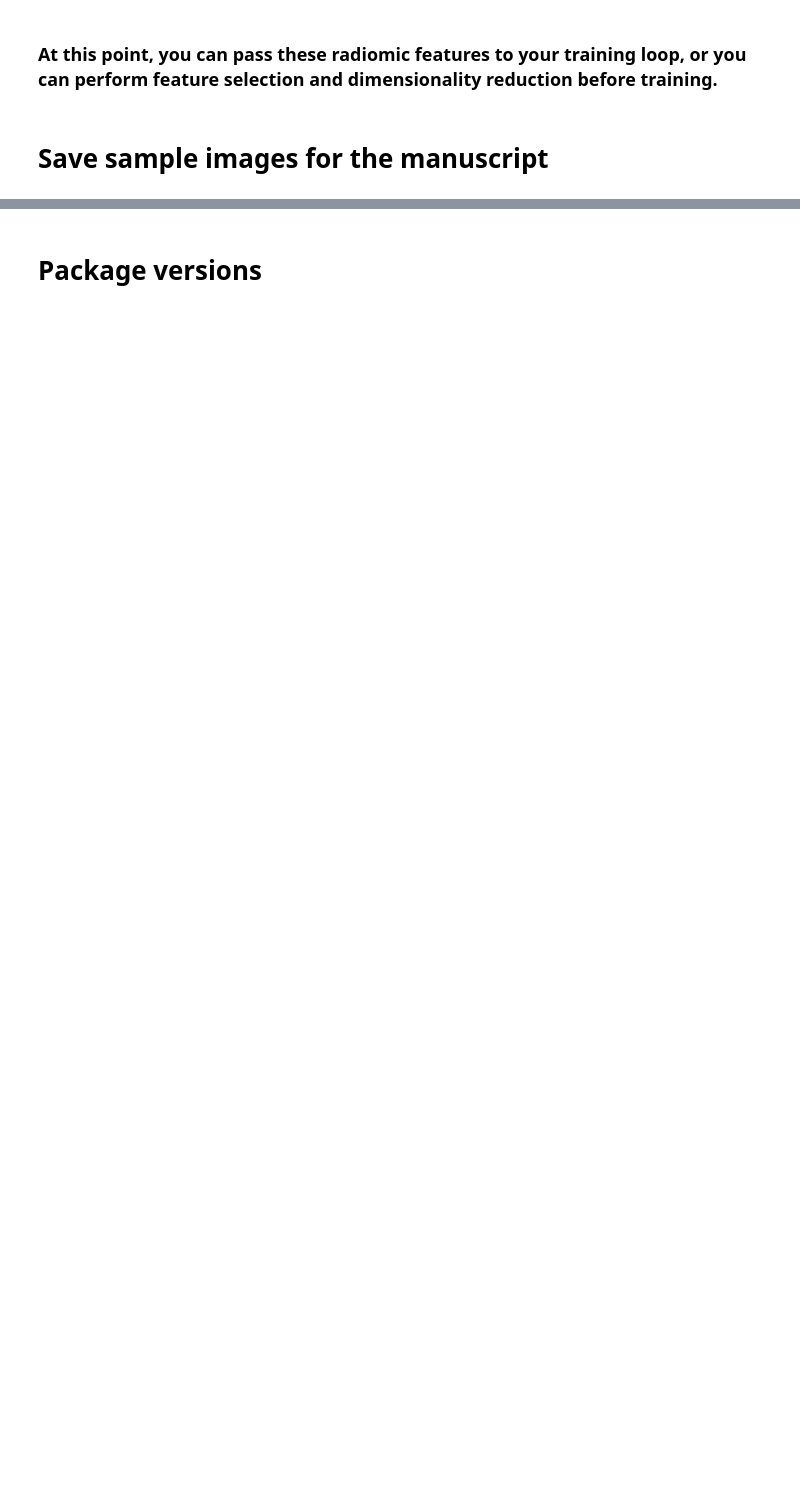
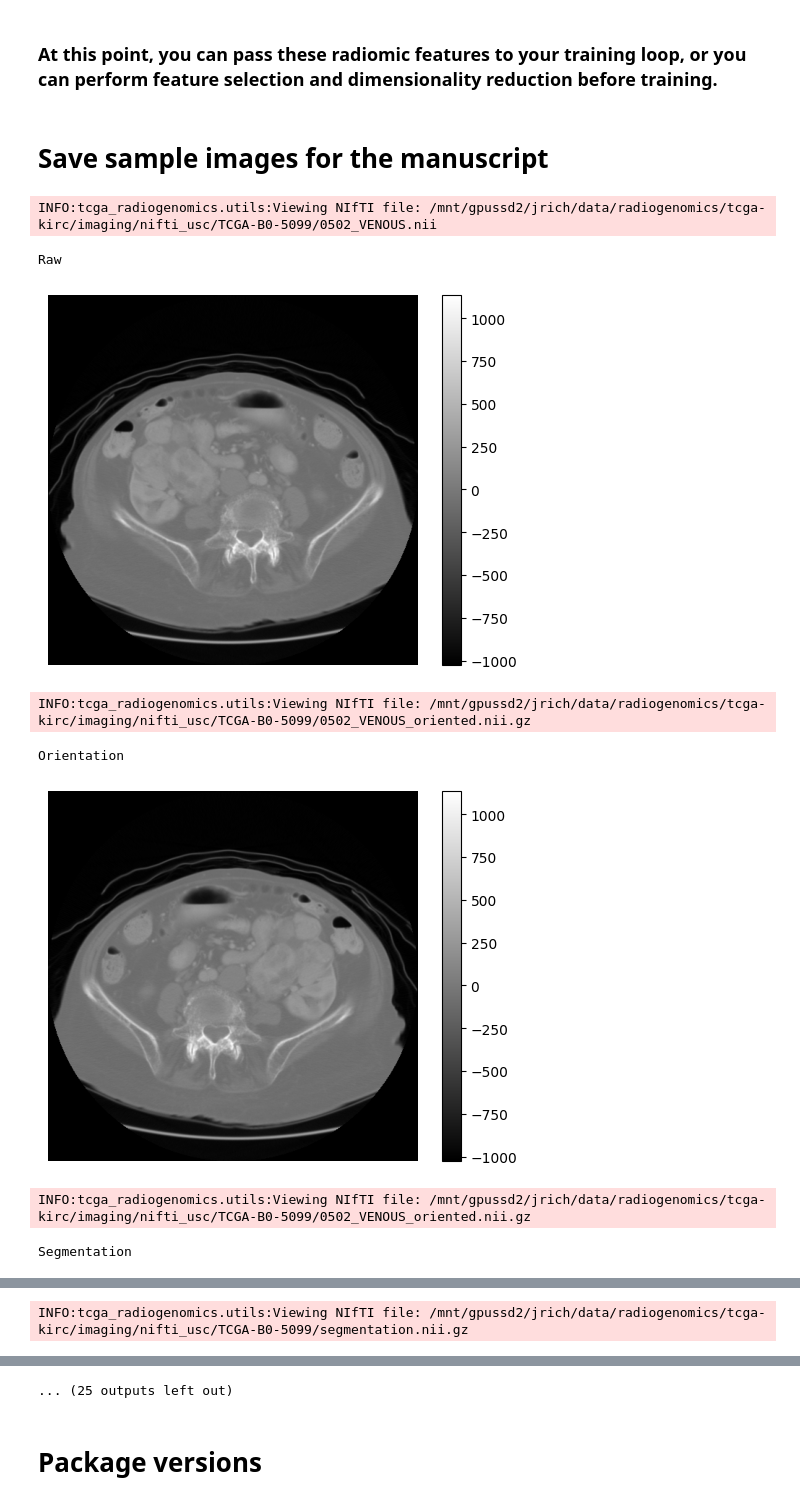
Before and after one commit to pachterlab/tcia-radiology-processing, a Jupyter notebook: notebooks/tcga_ct_processing_protocol.ipynb, the cells around one changed output, grey strips where cells are left out. Saved outputs shown, nothing was run; the diff lists cells and outputs as text; code cells hidden in the pictures; blank space fills up the shorter version.

```diff
--- a/notebooks/tcga_ct_processing_protocol.ipynb
+++ b/notebooks/tcga_ct_processing_protocol.ipynb
@@ -43,9 +43,10 @@ nbia_data_retriever = "/mnt/gpussd2/jrich/opt/nbia/opt/nbia-data-retriever/bin/n
 num_cases = None  # number of cases to keep - set to None for all cases
 using_usc_data = True
 image_dimensionality = "3D"  # "2D" or "3D"
-do_radiomics = False
+do_radiomics = True
 do_masking = True  # automatically set to False if do_radiomics is True
 
+# radiomics settings
 resampledPixelSpacing = [1, 1, 1] if image_dimensionality == "3D" else [1, 1]
 pyradiomics_param = {
     "imageType": {
@@ -532,6 +534,14 @@ if standardize_dimensions or normalize:
         final_image_files.append(image_file)
         if mask_filename:
             final_mask_files.append(mask_file)
+
+    image_filename_set = set([os.path.basename(f) for f in final_image_files])
+    assert len(image_filename_set) == 1, f"Expected all image files to have the same filename, but found: {image_filename_set}"
+    image_filename = list(image_filename_set)[0]
+    if mask_filename:
+        mask_filename_set = set([os.path.basename(f) for f in final_mask_files if f])  # filter out empty mask files
+        assert len(mask_filename_set) <= 1, f"Expected all mask files to have the same filename, but found: {mask_filename_set}"
+        mask_filename = list(mask_filename_set)[0] if mask_filename_set else ""
 # %%
 if standardize_dimensions:
     utils.view_nifti(standardized_image_files[0], z=0)
@@ -572,34 +615,63 @@ metadata_df.to_csv(imaging_metadata_csv, index=False)
 # %%
 # import os
 # from IPython.display import Image, display
 # from tcga_radiogenomics import utils
 # base_directory = os.path.dirname(os.path.abspath(""))
 # using_usc_data = True
 # data_dir = "/mnt/gpussd2/jrich/data/radiogenomics/tcga-kirc/imaging"
 
 caseid = "TCGA-B0-5099"
 z = 8
 z_resampled = 20
-z_standardized = 21
+z_standardized = 34
 out_dir = os.path.join(base_directory, "output", "visualizations", caseid)
 
 if using_usc_data:
     image_base_name = "0502_VENOUS"
     data_dir_case = os.path.join(data_dir, "nifti_usc", caseid)
 else:
     image_base_name = "imaging"
     data_dir_case = os.path.join(data_dir, "nifti", caseid)
 
+# print(f"Visualizing case {caseid}")
+
+print("Raw")
 utils.view_nifti(os.path.join(data_dir_case, f"{image_base_name}.nii{'.gz' if not using_usc_data else ''}"), z=z, title=None, out_path=True, _out_dir=out_dir)
+
+print("Orientation")
 utils.view_nifti(os.path.join(data_dir_case, f"{image_base_name}_oriented.nii.gz"), z=z, title=None, out_path=True, _out_dir=out_dir)
+
+print("Segmentation")
 utils.view_nifti(os.path.join(data_dir_case, f"{image_base_name}_oriented.nii.gz"), z=z, title=None, overlay_mask = os.path.join(data_dir_case, "segmentation.nii.gz"), out_path=True, _out_dir=out_dir)
+utils.view_nifti(os.path.join(data_dir_case, "segmentation.nii.gz"), z=z, title=None, out_path=True, _out_dir=out_dir)
+
+print("Clipped")
 utils.view_nifti(os.path.join(data_dir_case, f"{image_base_name}_oriented_clipped.nii.gz"), z=z, title=None, overlay_mask = os.path.join(data_dir_case, "segmentation.nii.gz"), out_path=True, _out_dir=out_dir)
+
+print("Resampled")
 utils.view_nifti(os.path.join(data_dir_case, f"{image_base_name}_oriented_clipped_resampled.nii.gz"), z=z_resampled, title=None, overlay_mask = os.path.join(data_dir_case, "segmentation_resampled.nii.gz"), out_path=True, _out_dir=out_dir)
+utils.view_nifti(os.path.join(data_dir_case, "segmentation_resampled.nii.gz"), z=z_resampled, title=None, out_path=True, _out_dir=out_dir)
+
+print("Masked")
 utils.view_nifti(os.path.join(data_dir_case, f"{image_base_name}_oriented_clipped_resampled_masked.nii.gz"), z=z_resampled, title=None, out_path=True, _out_dir=out_dir)
-utils.view_nifti(os.path.join(data_dir_case, f"{image_base_name}_oriented_clipped_resampled_masked_sized.nii.gz"), z=z_resampled, title=None, out_path=True, _out_dir=out_dir)
-utils.view_nifti(os.path.join(data_dir_case, f"{image_base_name}_oriented_clipped_resampled_masked_sized_normalized.nii.gz"), z=z_resampled, title=None, out_path=True, _out_dir=out_dir)
+utils.view_nifti(os.path.join(data_dir_case, "segmentation_resampled_masked.nii.gz"), z=z_resampled, title=None, out_path=True, _out_dir=out_dir)
 
-# display(Image(filename=os.path.join(data_dir_case, "totalsegmentator", "visualization", f"{caseid}_slice{z:03d}_K.png")))
-# utils.view_nifti(os.path.join(data_dir_case, "segmentation.nii.gz"), z=z, title=None)
-# utils.view_nifti(os.path.join(data_dir_case, "segmentation_resampled.nii.gz"), z=z_resampled, title=None)
-# utils.view_nifti(os.path.join(data_dir_case, "segmentation_standardized.nii.gz"), z=z_standardized, title=None)
+print("Size standardized")
+utils.view_nifti(os.path.join(data_dir_case, f"{image_base_name}_oriented_clipped_resampled_masked_sized.nii.gz"), z=z_standardized, title=None, out_path=True, _out_dir=out_dir)
+utils.view_nifti(os.path.join(data_dir_case, "segmentation_resampled_masked_sized.nii.gz"), z=z_standardized, title=None, out_path=True, _out_dir=out_dir)
+
+print("Normalized")
+utils.view_nifti(os.path.join(data_dir_case, f"{image_base_name}_oriented_clipped_resampled_masked_sized_normalized.nii.gz"), z=z_standardized, title=None, out_path=True, _out_dir=out_dir)
+
+print("Final")
+utils.view_nifti(os.path.join(data_dir_case, "imaging_final_3D.nii.gz"), z=z_standardized, title=None, out_path=True, _out_dir=out_dir)
+utils.view_nifti(os.path.join(data_dir_case, "segmentation_final_3D.nii.gz"), z=z_standardized, title=None, out_path=True, _out_dir=out_dir)
+# %% [output]
+INFO:tcga_radiogenomics.utils:Viewing NIfTI file: /mnt/gpussd2/jrich/data/radiogenomics/tcga-kirc/imaging/nifti_usc/TCGA-B0-5099/0502_VENOUS.nii
+Raw
+[figure, added]
+INFO:tcga_radiogenomics.utils:Viewing NIfTI file: /mnt/gpussd2/jrich/data/radiogenomics/tcga-kirc/imaging/nifti_usc/TCGA-B0-5099/0502_VENOUS_oriented.nii.gz
+Orientation
+[figure, added]
+INFO:tcga_radiogenomics.utils:Viewing NIfTI file: /mnt/gpussd2/jrich/data/radiogenomics/tcga-kirc/imaging/nifti_usc/TCGA-B0-5099/0502_VENOUS_oriented.nii.gz
+Segmentation
@@ -605,0 +679 @@ utils.view_nifti(os.path.join(data_dir_case, f"{image_base_name}_oriented_clippe
+INFO:tcga_radiogenomics.utils:Viewing NIfTI file: /mnt/gpussd2/jrich/data/radiogenomics/tcga-kirc/imaging/nifti_usc/TCGA-B0-5099/segmentation.nii.gz
@@ -606,3 +682,4 @@ utils.view_nifti(os.path.join(data_dir_case, f"{image_base_name}_oriented_clippe
+... (25 outputs left out)
 # %% [markdown]
 # Package versions
 # %%
```
Also changed, not shown: parts of 13 cells of this notebook, 1 other file.
